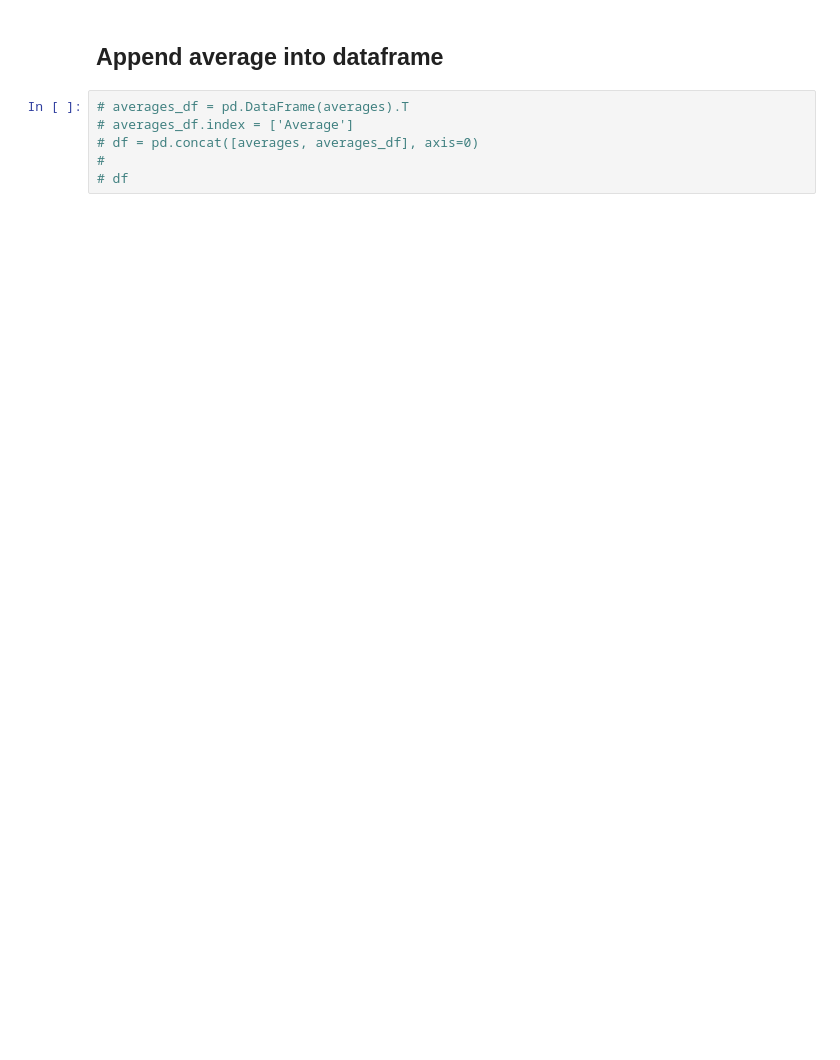
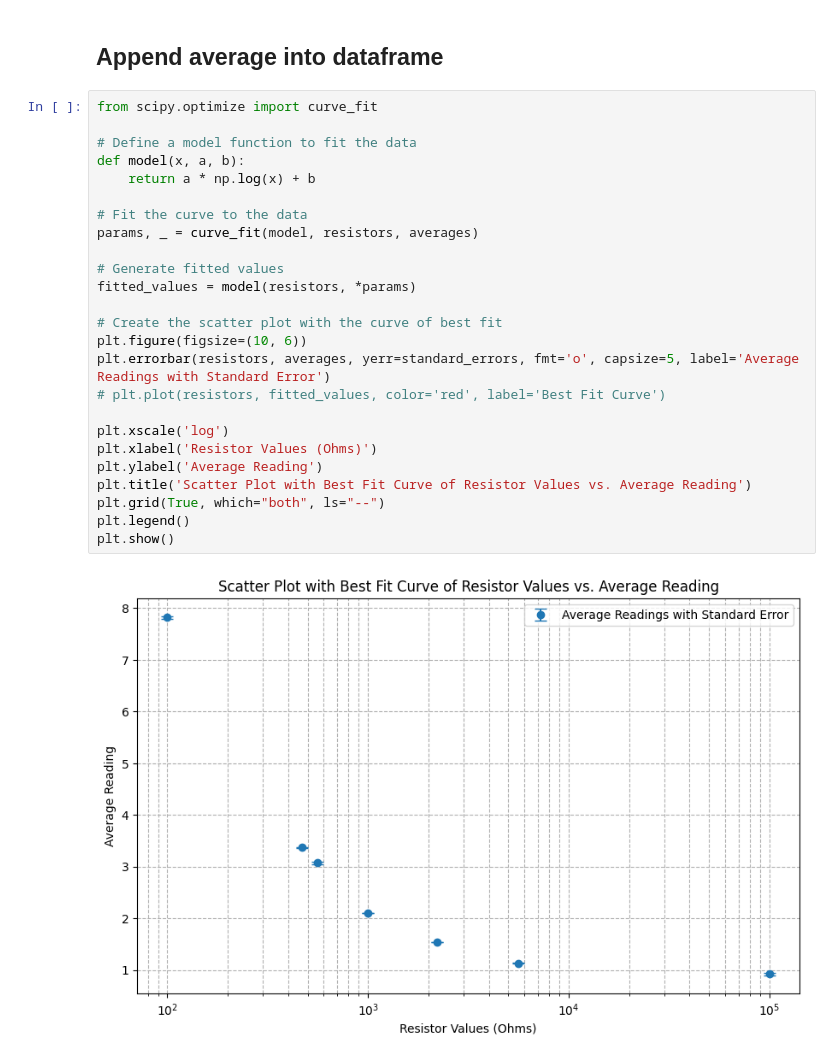
Before and after one commit to shreesh-shirekar/PHY321, a Jupyter notebook: experiment_1/half-wave/half-wave-resistor-analysis.ipynb, the cells around one changed output. Saved outputs shown, nothing was run; the diff lists cells and outputs as text; blank space fills up the shorter version.

```diff
--- a/experiment_1/half-wave/half-wave-resistor-analysis.ipynb
+++ b/experiment_1/half-wave/half-wave-resistor-analysis.ipynb
@@ -64,8 +97,29 @@ Resistor 100000 Ohms: Standard Error = 0.0253
 # %% [markdown]
 ## Append average into dataframe
-# %%
-# averages_df = pd.DataFrame(averages).T
-# averages_df.index = ['Average']
-# df = pd.concat([averages, averages_df], axis=0)
-#
-# df
+# %%
+from scipy.optimize import curve_fit
+
+# Define a model function to fit the data
+def model(x, a, b):
+    return a * np.log(x) + b
+
+# Fit the curve to the data
+params, _ = curve_fit(model, resistors, averages)
+
+# Generate fitted values
+fitted_values = model(resistors, *params)
+
+# Create the scatter plot with the curve of best fit
+plt.figure(figsize=(10, 6))
+plt.errorbar(resistors, averages, yerr=standard_errors, fmt='o', capsize=5, label='Average Readings with Standard Error')
+# plt.plot(resistors, fitted_values, color='red', label='Best Fit Curve')
+
+plt.xscale('log')
+plt.xlabel('Resistor Values (Ohms)')
+plt.ylabel('Average Reading')
+plt.title('Scatter Plot with Best Fit Curve of Resistor Values vs. Average Reading')
+plt.grid(True, which="both", ls="--")
+plt.legend()
+plt.show()
+# %% [output]
+[figure, added]
```
Also changed, not shown: parts of 8 cells of this notebook, 2 other files.
